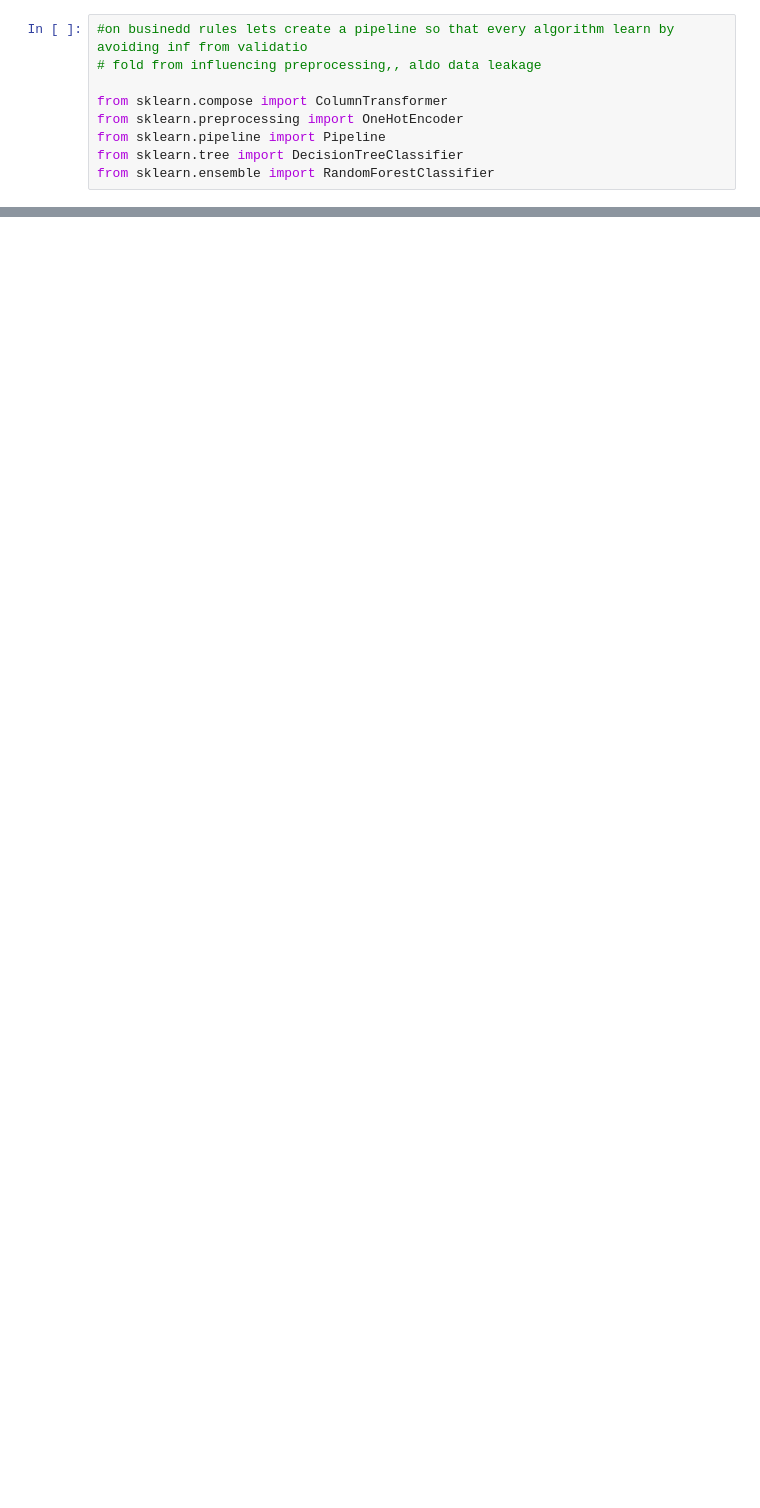
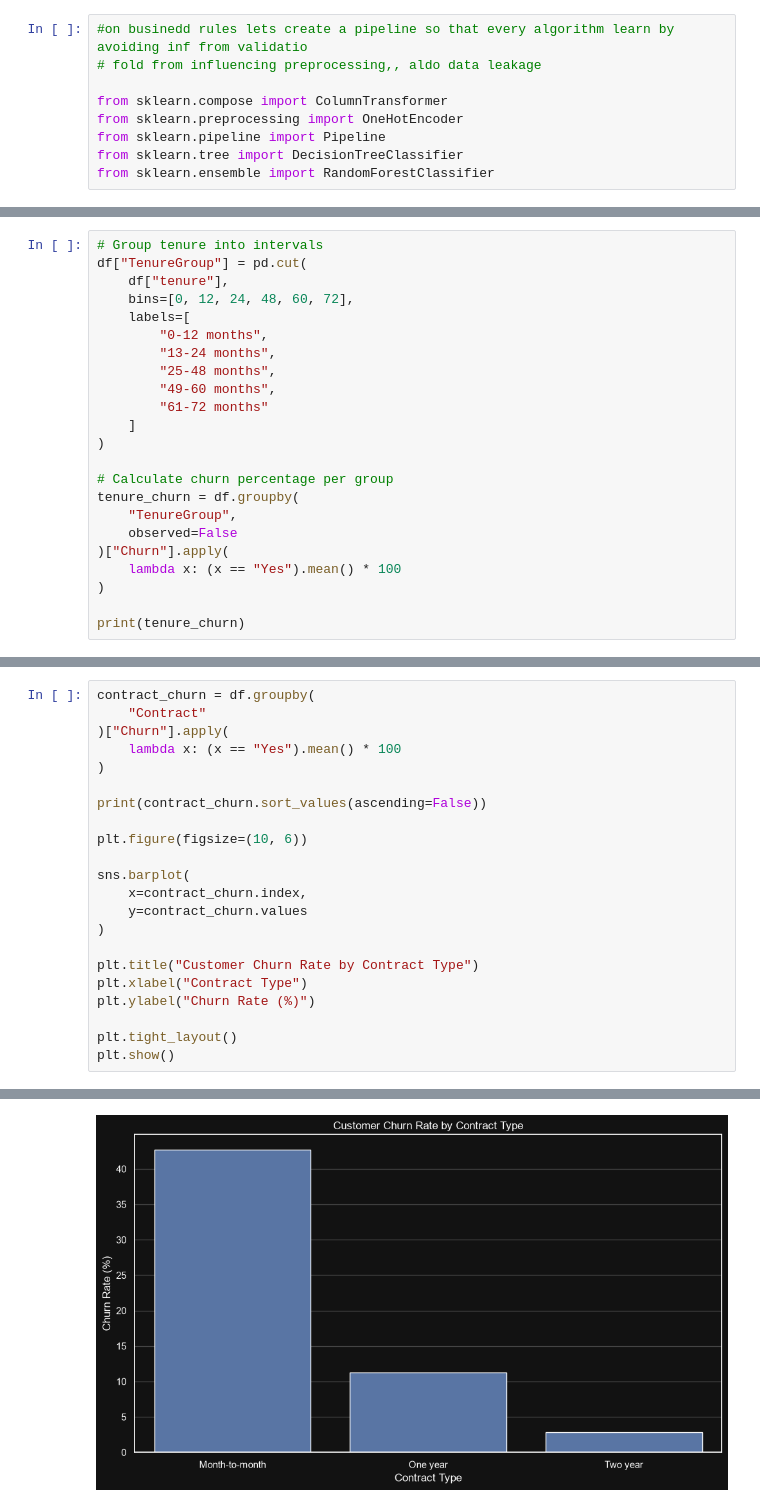
Before and after one commit to Felix-siekei/Churn-model, a Jupyter notebook: churn.ipynb, the cells around one changed output, grey strips where cells are left out. Cells and saved outputs as stored; diff of their text form; blank space fills up the shorter version.

```diff
--- a/churn.ipynb
+++ b/churn.ipynb
@@ -302,0 +605,23 @@ for name,pipeline in models.items():
+# %%
+# Group tenure into intervals
+df["TenureGroup"] = pd.cut(
+    df["tenure"],
+    bins=[0, 12, 24, 48, 60, 72],
+    labels=[
+        "0-12 months",
+        "13-24 months",
+        "25-48 months",
+        "49-60 months",
+        "61-72 months"
+    ]
+)
+
+# Calculate churn percentage per group
+tenure_churn = df.groupby(
+    "TenureGroup",
+    observed=False
+)["Churn"].apply(
+    lambda x: (x == "Yes").mean() * 100
+)
+
+print(tenure_churn)
@@ -302,0 +670,23 @@ for name,pipeline in models.items():
+# %%
+contract_churn = df.groupby(
+    "Contract"
+)["Churn"].apply(
+    lambda x: (x == "Yes").mean() * 100
+)
+
+print(contract_churn.sort_values(ascending=False))
+
+plt.figure(figsize=(10, 6))
+
+sns.barplot(
+    x=contract_churn.index,
+    y=contract_churn.values
+)
+
+plt.title("Customer Churn Rate by Contract Type")
+plt.xlabel("Contract Type")
+plt.ylabel("Churn Rate (%)")
+
+plt.tight_layout()
+plt.show()
+# %% [output]
@@ -302,0 +698 @@ for name,pipeline in models.items():
+[figure, added]
```
Also changed, not shown: parts of 40 cells of this notebook.
